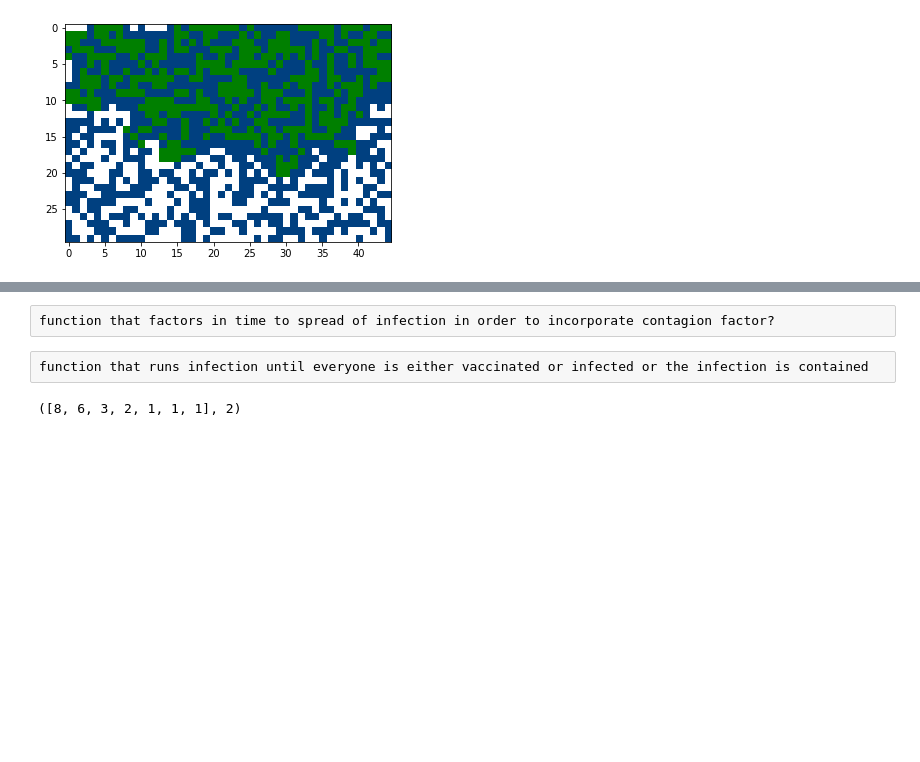
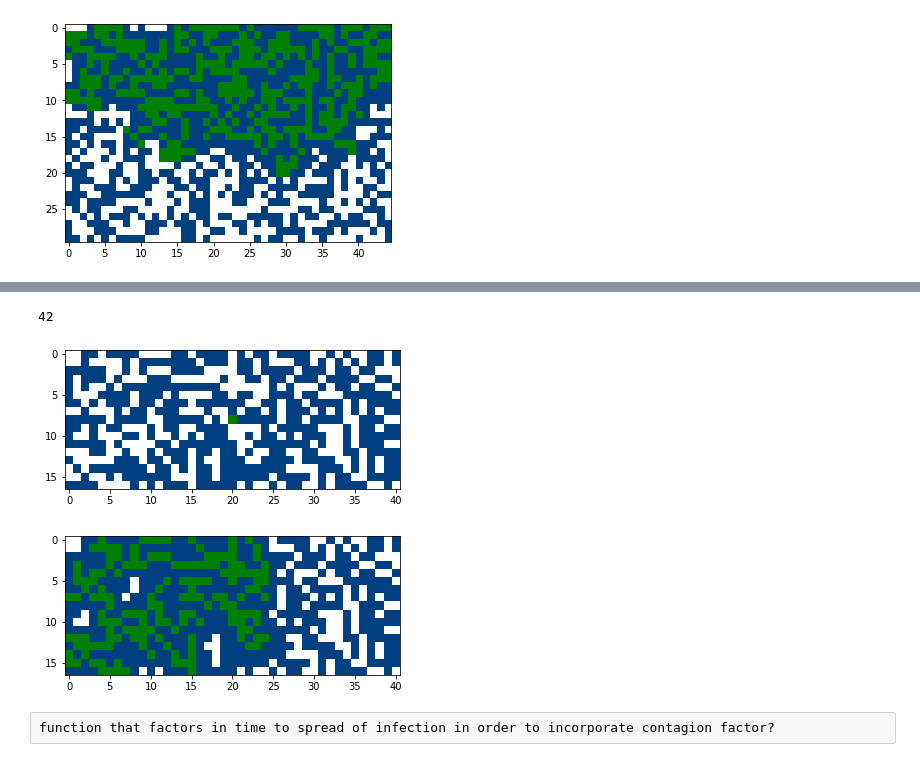
Before and after one commit to eekraus/PHYS250, a Jupyter notebook: final-project-eekraus/project.ipynb, the cells around one changed output, grey strips where cells are left out. Drawn from its saved outputs; the diff is of its cells as text; code cells hidden in the pictures; blank space fills up the shorter version.

```diff
--- a/final-project-eekraus/project.ipynb
+++ b/final-project-eekraus/project.ipynb
@@ -280,4 +410,11 @@ runinfectr(newp, 1, 25)
+# %%
+p = population(17,41)
+infect(p, (8, 20))
+i = rfinditeration(p, 0.6, 1)
+print(i)
+# %% [output]
+42
+[figure, added]
+[figure, added]
 # %% [raw]
 function that factors in time to spread of infection in order to incorporate contagion factor?
-# %% [raw]
-function that runs infection until everyone is either vaccinated or infected or the infection is contained
@@ -303,6 +420,0 @@ def ifduplicates(array):
-# %%
-array = [8, 6, 3, 2, 1, 1, 1]
-ifduplicates(array)
-#print(array)
-# %% [output]
-([8, 6, 3, 2, 1, 1, 1], 2)
```
Also changed, not shown: parts of 13 cells of this notebook.
